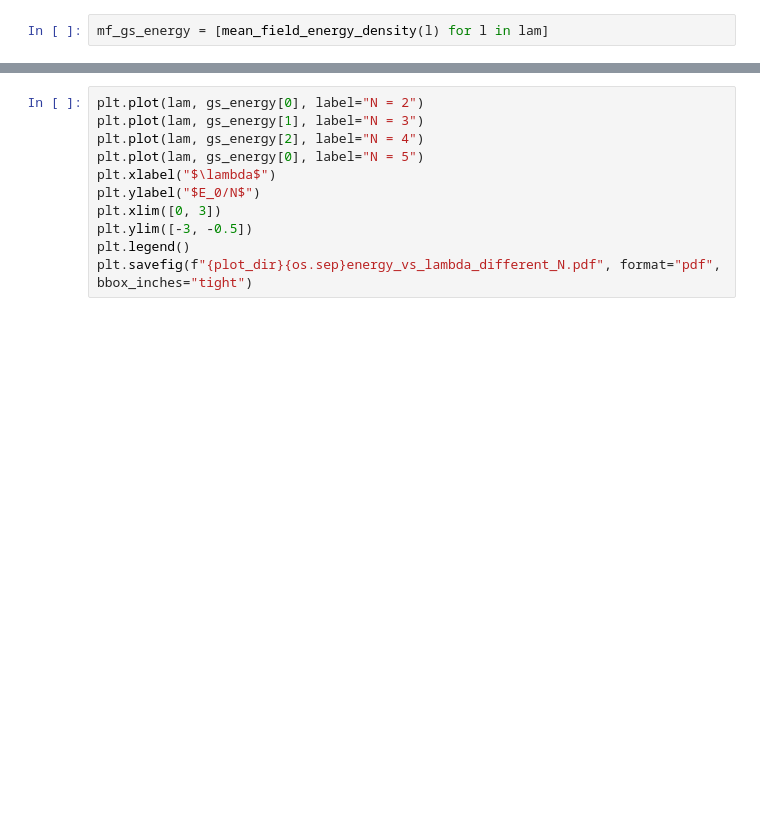
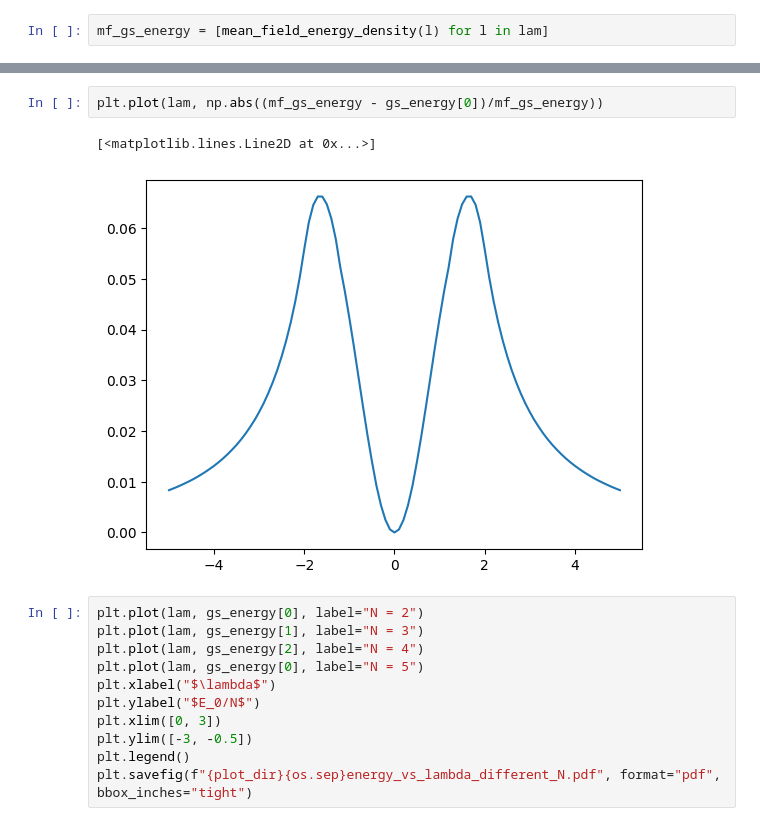
Before and after one commit to jchryssanthacopoulos/quantum_information, a Jupyter notebook: assignment_8/src/plot_rsrg_ising.ipynb, the cells around one changed output, grey strips where cells are left out. Drawn from its saved outputs; the diff is of its cells as text; blank space fills up the shorter version.

```diff
--- a/assignment_8/src/plot_rsrg_ising.ipynb
+++ b/assignment_8/src/plot_rsrg_ising.ipynb
@@ -92,3 +90,8 @@ plt.savefig(f"{plot_dir}{os.sep}energy_vs_lambda.pdf", format="pdf", bbox_inches
+# %%
+plt.plot(lam, np.abs((mf_gs_energy - gs_energy[0])/mf_gs_energy))
+# %% [output]
+[<matplotlib.lines.Line2D at 0x...>]
+[figure, added]
 # %%
 plt.plot(lam, gs_energy[0], label="N = 2")
 plt.plot(lam, gs_energy[1], label="N = 3")
```
Also changed, not shown: parts of 3 cells of this notebook, 6 other files.
